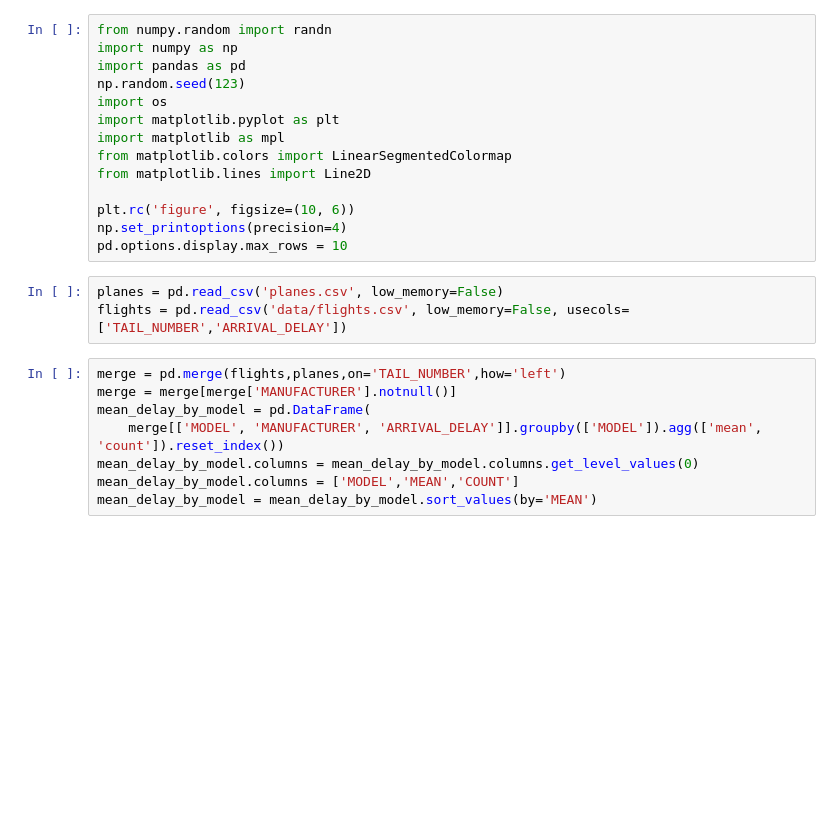
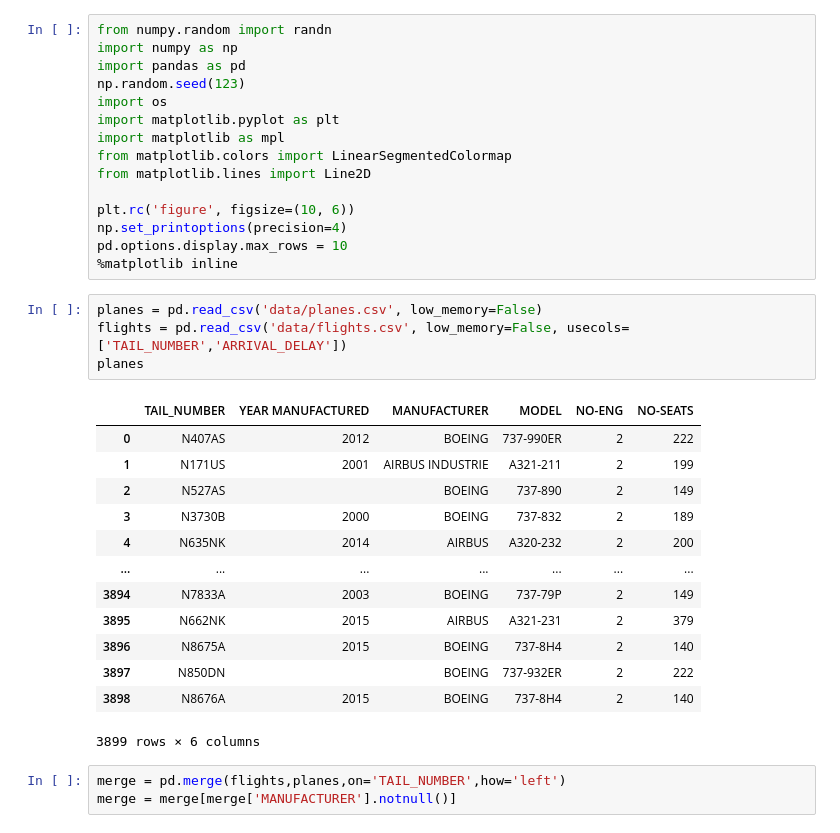
Before and after one commit to koryakinp/SCS-3250-Group-9-project, a Jupyter notebook: delay-vs-aircraft.ipynb, the cells around one changed output. Saved outputs shown, nothing was run; the diff lists cells and outputs as text; blank space fills up the shorter version.

```diff
--- a/delay-vs-aircraft.ipynb
+++ b/delay-vs-aircraft.ipynb
@@ -12,14 +12,25 @@ from matplotlib.lines import Line2D
 plt.rc('figure', figsize=(10, 6))
 np.set_printoptions(precision=4)
 pd.options.display.max_rows = 10
+%matplotlib inline
 # %%
-planes = pd.read_csv('planes.csv', low_memory=False)
+planes = pd.read_csv('data/planes.csv', low_memory=False)
 flights = pd.read_csv('data/flights.csv', low_memory=False, usecols=['TAIL_NUMBER','ARRIVAL_DELAY'])
+planes
+# %% [output]
+|  | TAIL_NUMBER | YEAR MANUFACTURED | MANUFACTURER | MODEL | NO-ENG | NO-SEATS |
+| 0 | N407AS | 2012 | BOEING | 737-990ER | 2 | 222 |
+| 1 | N171US | 2001 | AIRBUS INDUSTRIE | A321-211 | 2 | 199 |
+| 2 | N527AS |  | BOEING | 737-890 | 2 | 149 |
+| 3 | N3730B | 2000 | BOEING | 737-832 | 2 | 189 |
+| 4 | N635NK | 2014 | AIRBUS | A320-232 | 2 | 200 |
+| ... | ... | ... | ... | ... | ... | ... |
+| 3894 | N7833A | 2003 | BOEING | 737-79P | 2 | 149 |
+| 3895 | N662NK | 2015 | AIRBUS | A321-231 | 2 | 379 |
+| 3896 | N8675A | 2015 | BOEING | 737-8H4 | 2 | 140 |
+| 3897 | N850DN |  | BOEING | 737-932ER | 2 | 222 |
+| 3898 | N8676A | 2015 | BOEING | 737-8H4 | 2 | 140 |
+3899 rows × 6 columns
 # %%
 merge = pd.merge(flights,planes,on='TAIL_NUMBER',how='left')
 merge = merge[merge['MANUFACTURER'].notnull()]
-mean_delay_by_model = pd.DataFrame(
-    merge[['MODEL', 'MANUFACTURER', 'ARRIVAL_DELAY']].groupby(['MODEL']).agg(['mean', 'count']).reset_index())
-mean_delay_by_model.columns = mean_delay_by_model.columns.get_level_values(0)
-mean_delay_by_model.columns = ['MODEL','MEAN','COUNT']
-mean_delay_by_model = mean_delay_by_model.sort_values(by='MEAN')
```
Also changed, not shown: parts of 7 cells of this notebook.
